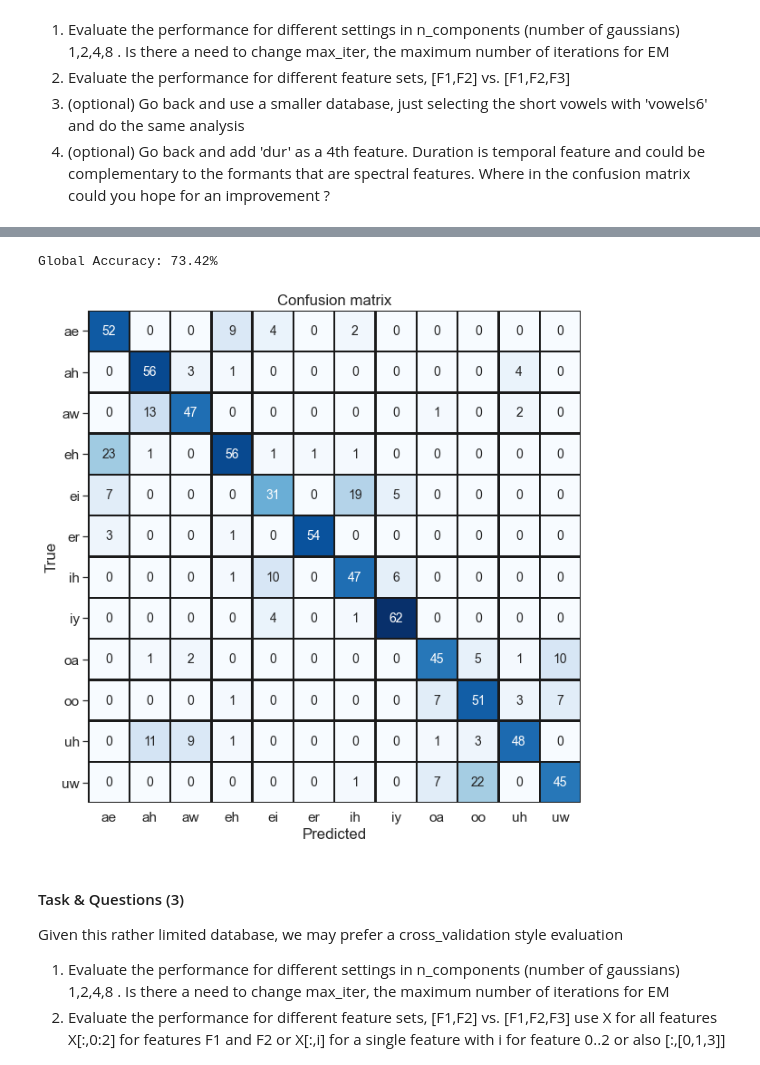
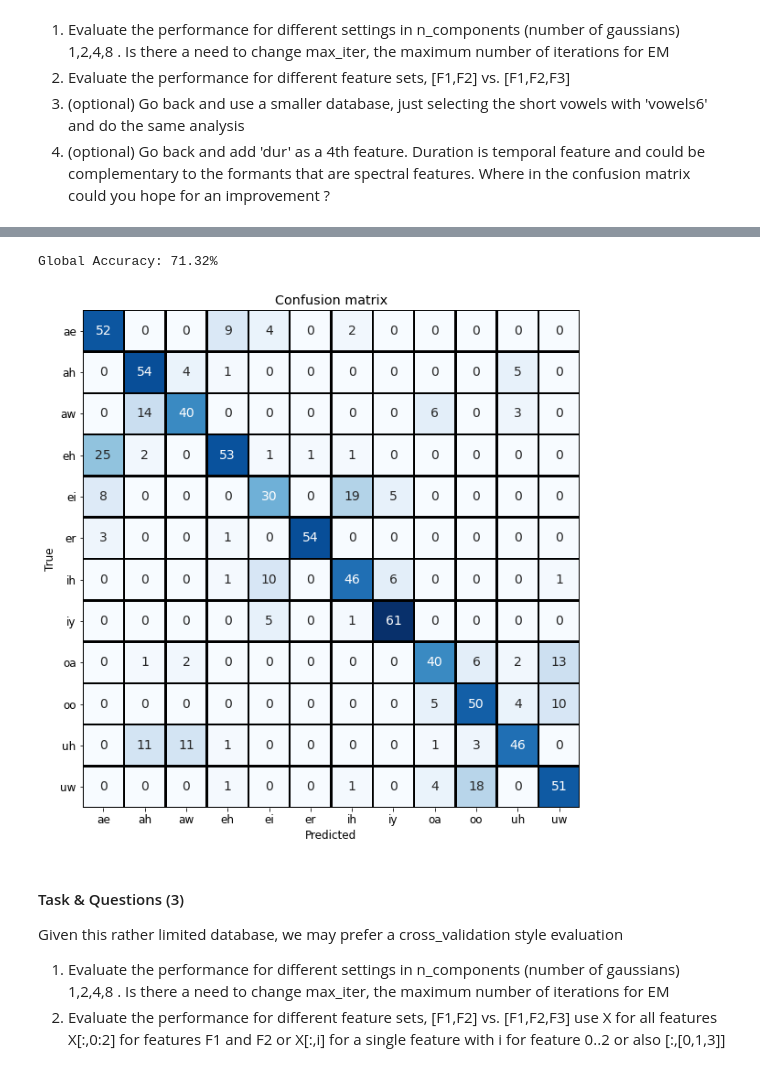
Before and after one commit to compi1234/spchlab, a Jupyter notebook: ch3_bayes/ex_hillenbrand-2.ipynb, the cells around one changed output, grey strips where cells are left out. Cells and saved outputs as stored; diff of their text form; code cells hidden in the pictures.

```diff
--- a/ch3_bayes/ex_hillenbrand-2.ipynb
+++ b/ch3_bayes/ex_hillenbrand-2.ipynb
@@ -193,12 +196,15 @@ Accuracy: 73.42%
 # %%
+# Errata 21/01/2022: 'labels=classes' needed to be added to the
+#                    call to skmetrics.confusion_matrix()
+#
 # A Confusion Matrix gives a more detailed image of the errors that we make
 y_pred = clf_GM.predict(X_test)
-cf_mat = skmetrics.confusion_matrix(y_test,y_pred)
+cf_mat = skmetrics.confusion_matrix(y_test,y_pred,labels=classes)
 print('Global Accuracy: %.2f%%' % (100.0*skmetrics.accuracy_score(y_test, y_pred)))
 plot_confusion_matrix(cf_mat,labels=classes)
 # %% [output]
-Global Accuracy: 73.42%
+Global Accuracy: 71.32%
-[figure, old version]
+[figure, new version]
 # %% [markdown]
 #### Task & Questions (3)
 Given this rather limited database, we may prefer a cross_validation style evaluation
```
Also changed, not shown: parts of 4 cells of this notebook, 9 other files.
